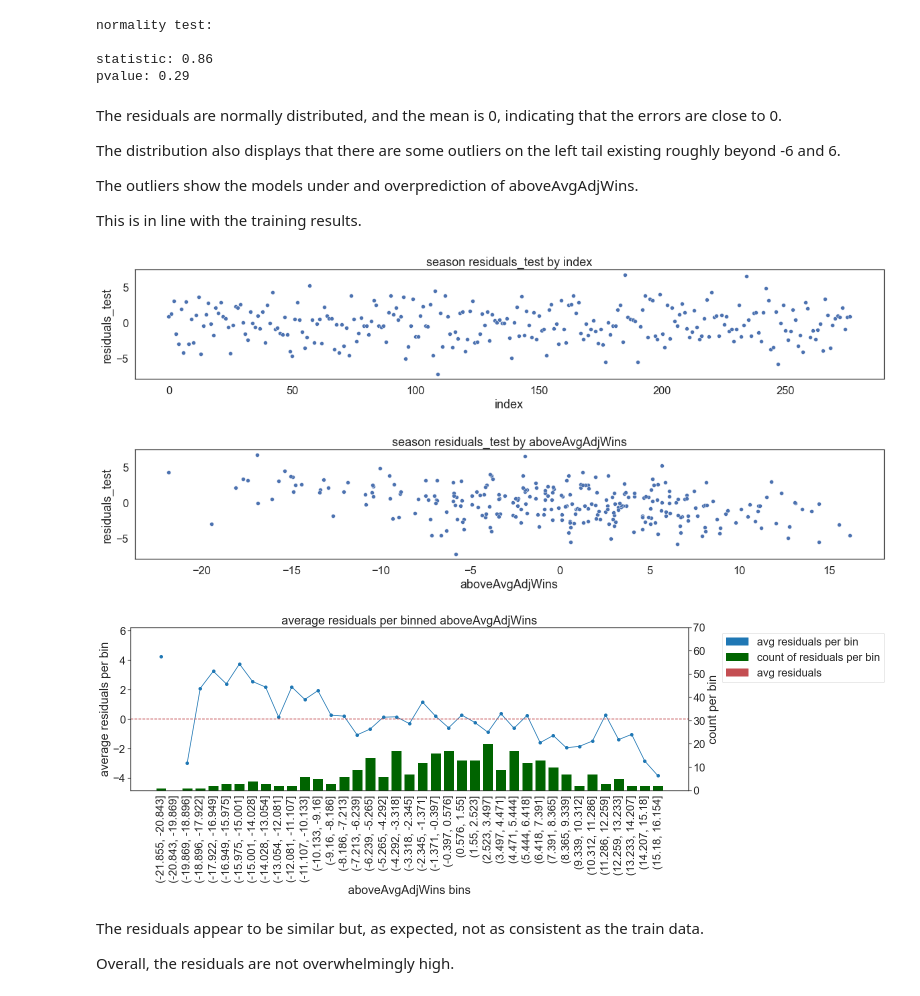
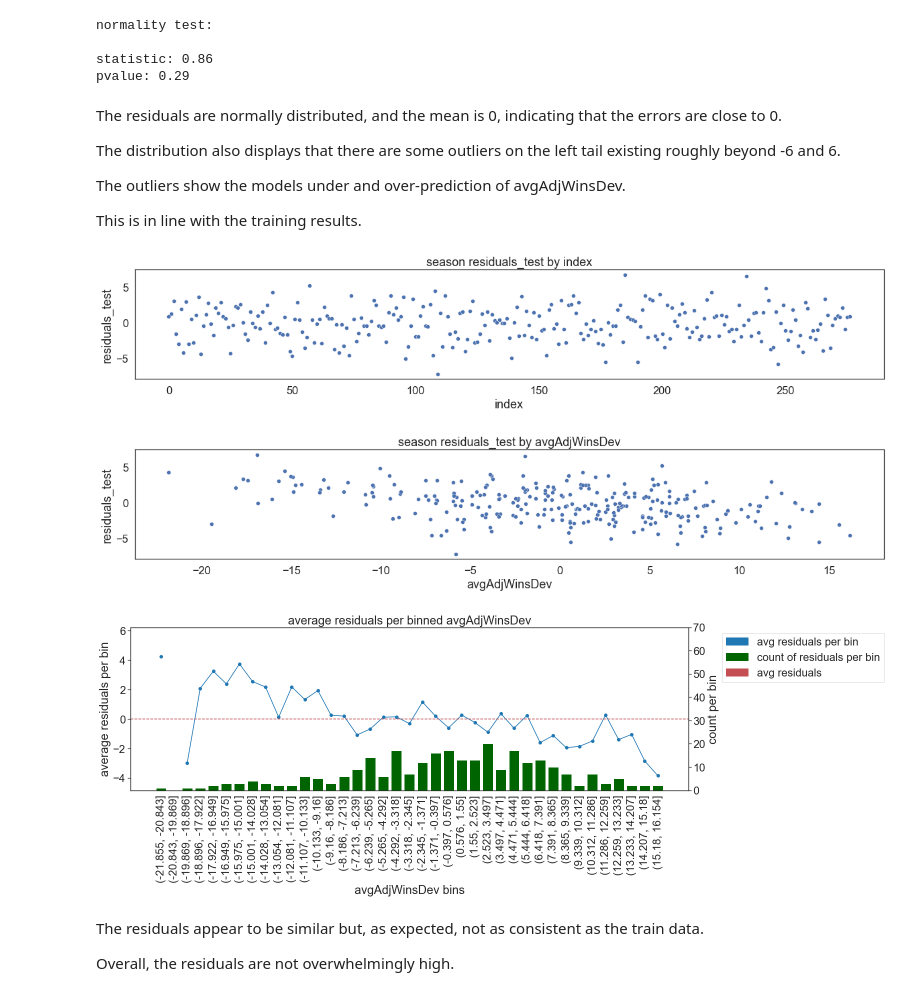
Before and after one commit to joseppbenvenuto/NHL_ML_Analysis, a Jupyter notebook: Regression_Analysis/NHL_1983_2021_Multiple_Linear_Regression.ipynb, the cells around one changed output. Cells and saved outputs as stored; diff of their text form; code cells hidden in the pictures.

```diff
--- a/Regression_Analysis/NHL_1983_2021_Multiple_Linear_Regression.ipynb
+++ b/Regression_Analysis/NHL_1983_2021_Multiple_Linear_Regression.ipynb
@@ -174,7 +174,7 @@ col_length = len(vif_df.columns)
 
 vif = calculate_vif(
     X = vif_df,
-    target = 'aboveAvgAdjWins',
+    target = 'avgAdjWinsDev',
     threshold = 5,
     feature_elim = col_length
 )
@@ -237,7 +237,7 @@ print('\n','<------------------------------------ Train Data -------------------
 # Remove list of features from train data to accomodate VIF score threshold
 train_set_df = train_set_df.drop(vif[0] + ['power_play_percentage'], axis = 1, errors = 'ignore')
 X_train_df = train_set_df[train_set_df.columns[0:-1]]
-y_train_df = train_set_df[['aboveAvgAdjWins']]
+y_train_df = train_set_df[['avgAdjWinsDev']]
 
 print(X_train_df.info())
 display(X_train_df.head())
@@ -249,7 +249,7 @@ print('\n','<------------------------------------ Test Data --------------------
 # Remove list of features from test data to accomodate VIF score threshold
 test_set_df = test_set_df.drop(vif[0] + ['power_play_percentage'], axis = 1, errors = 'ignore')
 X_test_df = test_set_df[test_set_df.columns[0:-1]]
-y_test_df = test_set_df[['aboveAvgAdjWins']]
+y_test_df = test_set_df[['avgAdjWinsDev']]
 
 print(X_test_df.info())
 display(X_test_df.head())
@@ -652,11 +652,11 @@ y_pred_test = regressor.predict(X_test)
 y_pred_test_df = pd.DataFrame(y_pred_test, columns = ['predictions_test']).reset_index()
 
 # Create a single data frame with all prediction and actual y data for test data
-y_test_df = pd.DataFrame(y_test, columns = ['aboveAvgAdjWins']).reset_index()
+y_test_df = pd.DataFrame(y_test, columns = ['avgAdjWinsDev']).reset_index()
 pred_test_df = pd.merge(y_pred_test_df, y_test_df, on = 'index')
 y_pred_test_df = y_pred_test_df.drop(['index'], axis = 1, errors = 'ignore')
 y_test_df = y_test_df.drop(['index'], axis = 1, errors = 'ignore')
-pred_test_df['residuals_test'] = pred_test_df['predictions_test'] - pred_test_df['aboveAvgAdjWins']
+pred_test_df['residuals_test'] = pred_test_df['predictions_test'] - pred_test_df['avgAdjWinsDev']
 
 print('\n')
 pred_test_df.info()
@@ -713,7 +713,7 @@ The residuals are normally distributed, and the mean is 0, indicating that the e
 
 The distribution also displays that there are some outliers on the left tail existing roughly beyond -6 and 6.
 
-The outliers show the models under and overprediction of aboveAvgAdjWins.
+The outliers show the models under and over-prediction of avgAdjWinsDev.
 
 This is in line with the training results.
 # %%
@@ -722,37 +722,37 @@ target_univariate_scatter(
     df = pred_test_df,
     x = 'index',
     y = 'residuals_test',
     length = 3,
     width = 20,
     font = 1.5
 )
 
-# residuals_test by aboveAvgAdjWins scatter plot
+# residuals_test by avgAdjWinsDev scatter plot
 target_univariate_scatter(
     df = pred_test_df,
-    x = 'aboveAvgAdjWins',
+    x = 'avgAdjWinsDev',
     y = 'residuals_test',
     length = 3,
     width = 20,
     font = 1.5
 )
 
 # Residual means and counts plot
 residual_means_counts_plot(
     df = pred_test_df,
-    X = 'aboveAvgAdjWins',
+    X = 'avgAdjWinsDev',
     res = 'residuals_test',
     ymin1 = -1,
     ymax1 = 2,
     ymin2 = 0,
     ymax2 = 50,
     font = 2,
     length = 6,
     width = 20
 )
 # %% [output]
 [figure]
-[figure, old version]
+[figure, new version]
 [figure]
 # %% [markdown]
 The residuals appear to be similar but, as expected, not as consistent as the train data.
```
Also changed, not shown: parts of 18 cells of this notebook, 4 other files.
